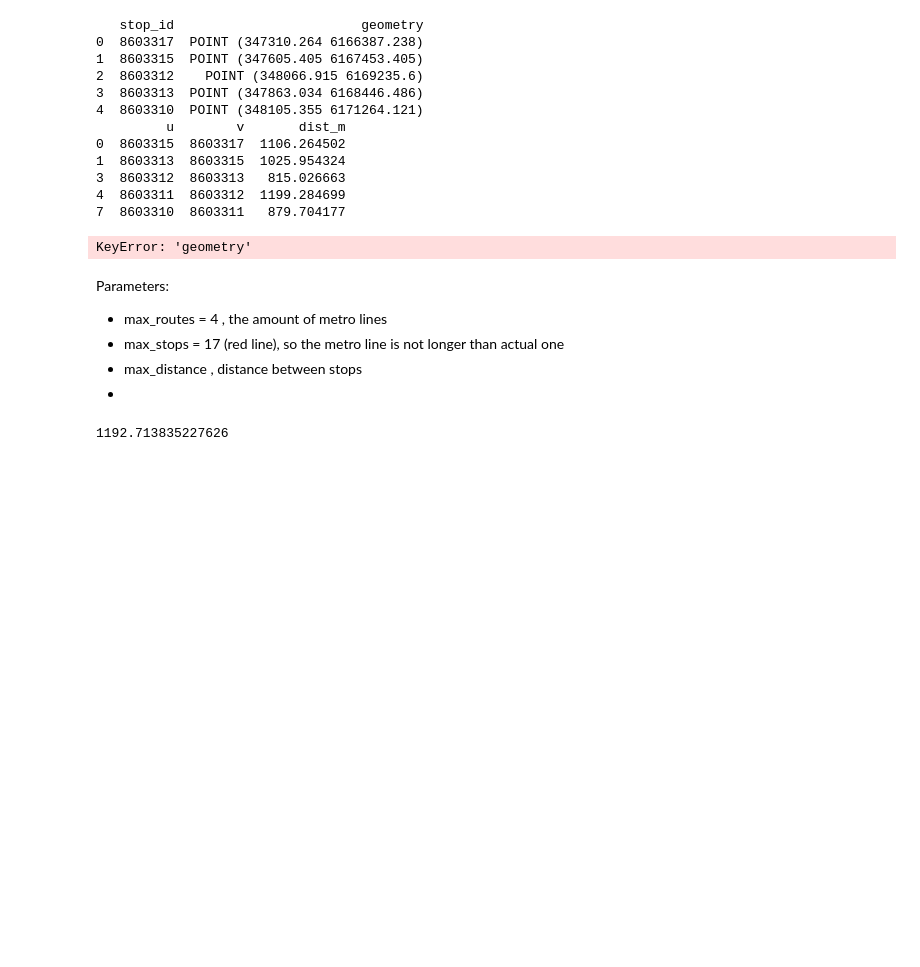
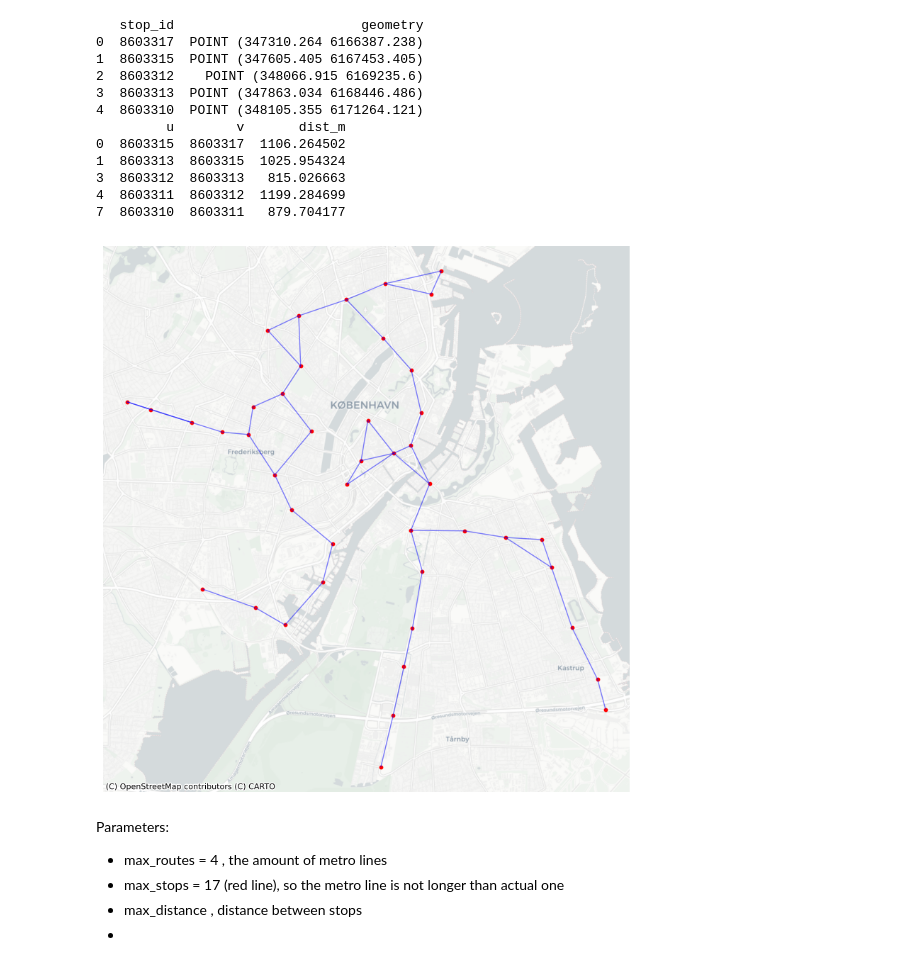
Before and after one commit to jevgbur/Genetic-algorithms-metro-optimization, a Jupyter notebook: basic_genetic/basic_genetic_Janus.ipynb, the cells around one changed output. Saved outputs shown, nothing was run; the diff lists cells and outputs as text; code cells hidden in the pictures; blank space fills up the shorter version.

```diff
--- a/basic_genetic/basic_genetic_Janus.ipynb
+++ b/basic_genetic/basic_genetic_Janus.ipynb
@@ -330,29 +332,31 @@ print(edges_new.head())
 4  8603311  8603312  1199.284699
 7  8603310  8603311   879.704177
 # %%
+stops_plot = gdf_stops_3857.set_index("stop_id")
+
 def make_line(row):
-    p1 = stops.loc[row["u"], "geometry"]
-    p2 = stops.loc[row["v"], "geometry"]
+    p1 = stops_plot.loc[row["u"], "geometry"]
+    p2 = stops_plot.loc[row["v"], "geometry"]
     return LineString([p1, p2])
 
 edges_gdf_new = gpd.GeoDataFrame(
     edges_new.copy(),
     geometry=edges_new.apply(make_line, axis=1),
     crs=gdf_stops_3857.crs
 )
 
 fig, ax = plt.subplots(1, 1, figsize=(10, 10))
 
 edges_gdf_new.plot(ax=ax, color="blue", alpha=0.5, linewidth=1)
 gdf_stops_3857.plot(ax=ax, color="red", markersize=10)
 
 cx.add_basemap(ax, source=cx.providers.CartoDB.Positron, crs=gdf_stops_3857.crs)
 
 ax.set_axis_off()
 ax.set_aspect("equal")
 plt.show()
 # %% [output]
-KeyError: 'geometry'
+[figure, added]
 # %% [markdown]
 Parameters:
 
@@ -360,42 +364,3 @@ Parameters:
 - max_stops = 17 (red line), so the metro line is not longer than actual one
 - max_distance , distance between stops
 -
-# %%
-dict_nodes = {}
-
-gdf_utm = gdf_stops_3857.to_crs(gdf_stops_3857.estimate_utm_crs())
-gdf = gdf_utm[["stop_name", "geometry"]].dropna().reset_index(drop=True)
-# print(gdf)
-
-# x, y coordinates compatable to meters - two lists of coordinates
-xs = gdf.geometry.x.to_numpy()
-ys = gdf.geometry.y.to_numpy()
-
-threshold = 0
-
-for i, node in gdf.iterrows():
-    dict_nodes[node["stop_name"]] = {}
-    if len(xs) != len(ys):
-        print("xs and ys is not same length")
-        break
-
-    temp_threshold = float('inf')
-    for compare in range(len(xs)):
-        if i == compare:
-            continue
-        dx = xs[i] - xs[compare]
-        dy = ys[i] - ys[compare]
-        d = np.hypot(dx, dy)
-        other_stop = gdf.loc[compare, "stop_name"]
-        dict_nodes[node["stop_name"]][other_stop] = d
-        if d < temp_threshold:
-            temp_threshold = d
-
-
-    if temp_threshold > threshold:
-        threshold = temp_threshold
-
-print(threshold)
-#dict_nodes
-# %% [output]
-1192.713835227626
```
Also changed, not shown: parts of 8 cells of this notebook.
